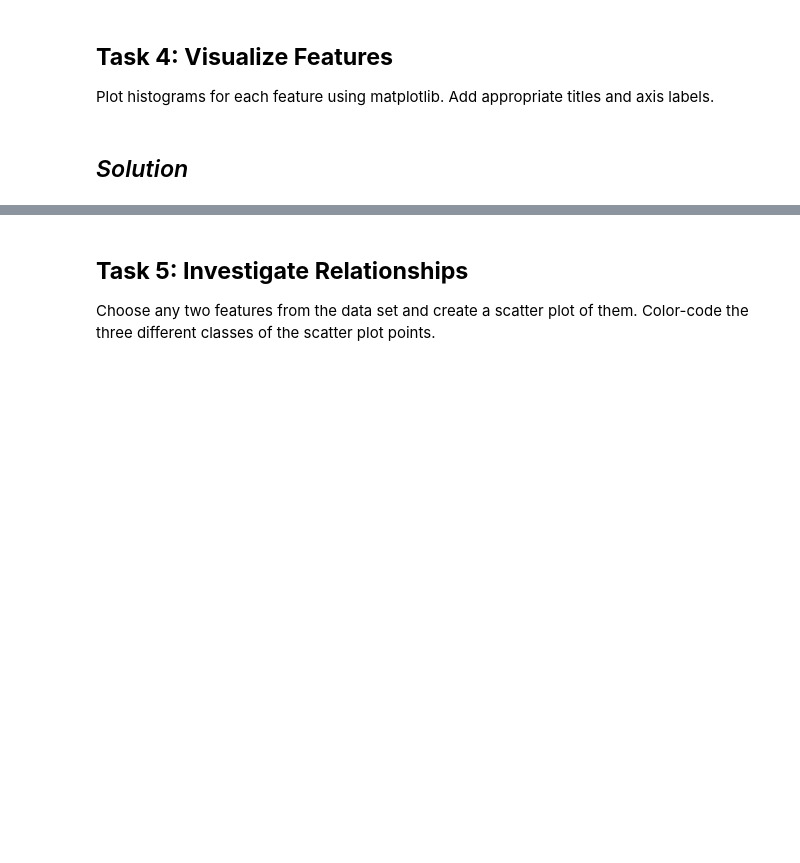
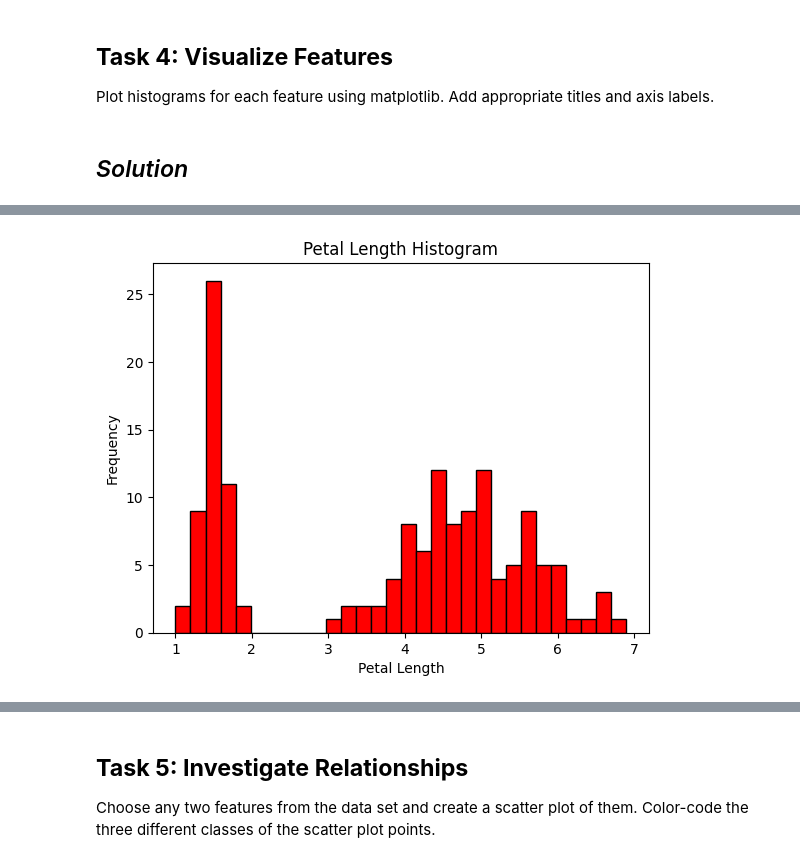
Before and after one commit to AnnaLoz28/principles_of_data_analytics, a Jupyter notebook: tasks.ipynb, the cells around one changed output, grey strips where cells are left out. Saved outputs shown, nothing was run; the diff lists cells and outputs as text; code cells hidden in the pictures; blank space fills up the shorter version.

```diff
--- a/tasks.ipynb
+++ b/tasks.ipynb
@@ -397,0 +419,9 @@ Add appropriate titles and axis labels.
+# %%
+# create a histogram plot of Petal Length
+plp = plt.hist(ds["data"][:,2], bins=30, color='red', edgecolor='black');
+plt.title('Petal Length Histogram')
+plt.xlabel('Petal Length')
+plt.ylabel('Frequency')
+plt.show()
+# %% [output]
+[figure, added]
```
Also changed, not shown: parts of 4 cells of this notebook.
